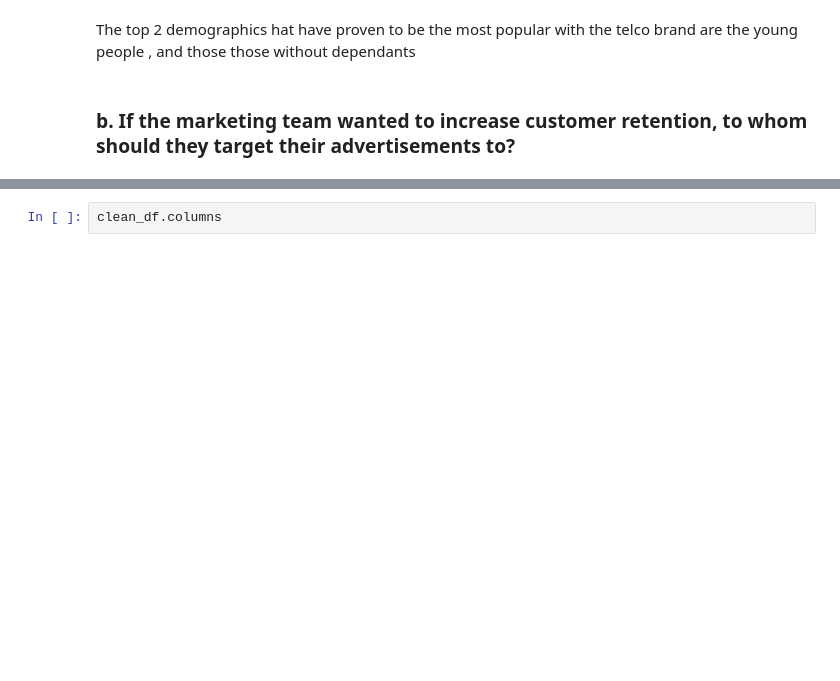
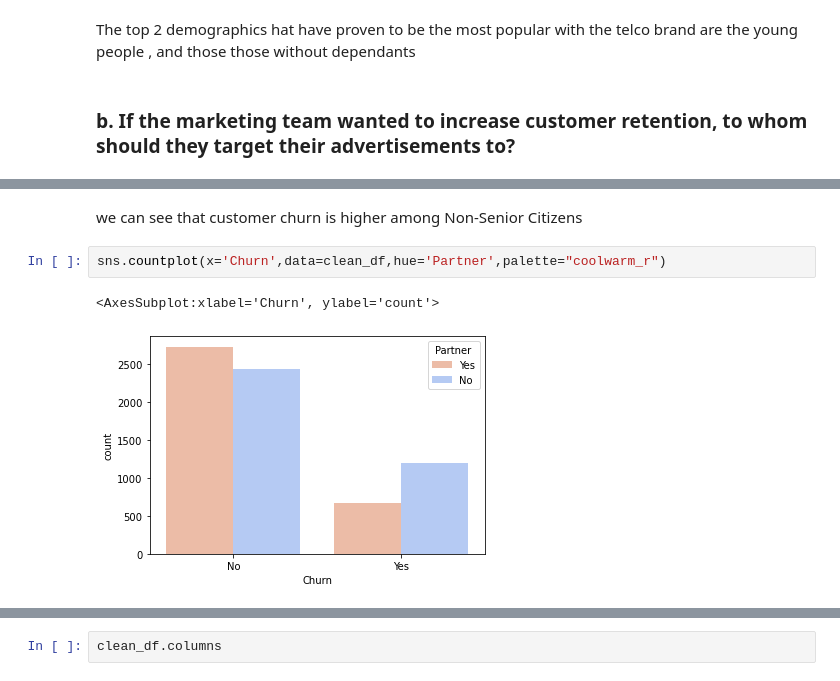
Before and after one commit to aliceotieno/ADS-Assignment-4, a Jupyter notebook: Telco Customer Churn.ipynb, the cells around one changed output, grey strips where cells are left out. Drawn from its saved outputs; the diff is of its cells as text; blank space fills up the shorter version.

```diff
--- a/Telco Customer Churn.ipynb
+++ b/Telco Customer Churn.ipynb
@@ -288,0 +262,7 @@ plt.show()
+# %% [markdown]
+we can see that customer churn is higher among Non-Senior Citizens
+# %%
+sns.countplot(x='Churn',data=clean_df,hue='Partner',palette="coolwarm_r")
+# %% [output]
+<AxesSubplot:xlabel='Churn', ylabel='count'>
+[figure, added]
```
Also changed, not shown: parts of 17 cells of this notebook.
